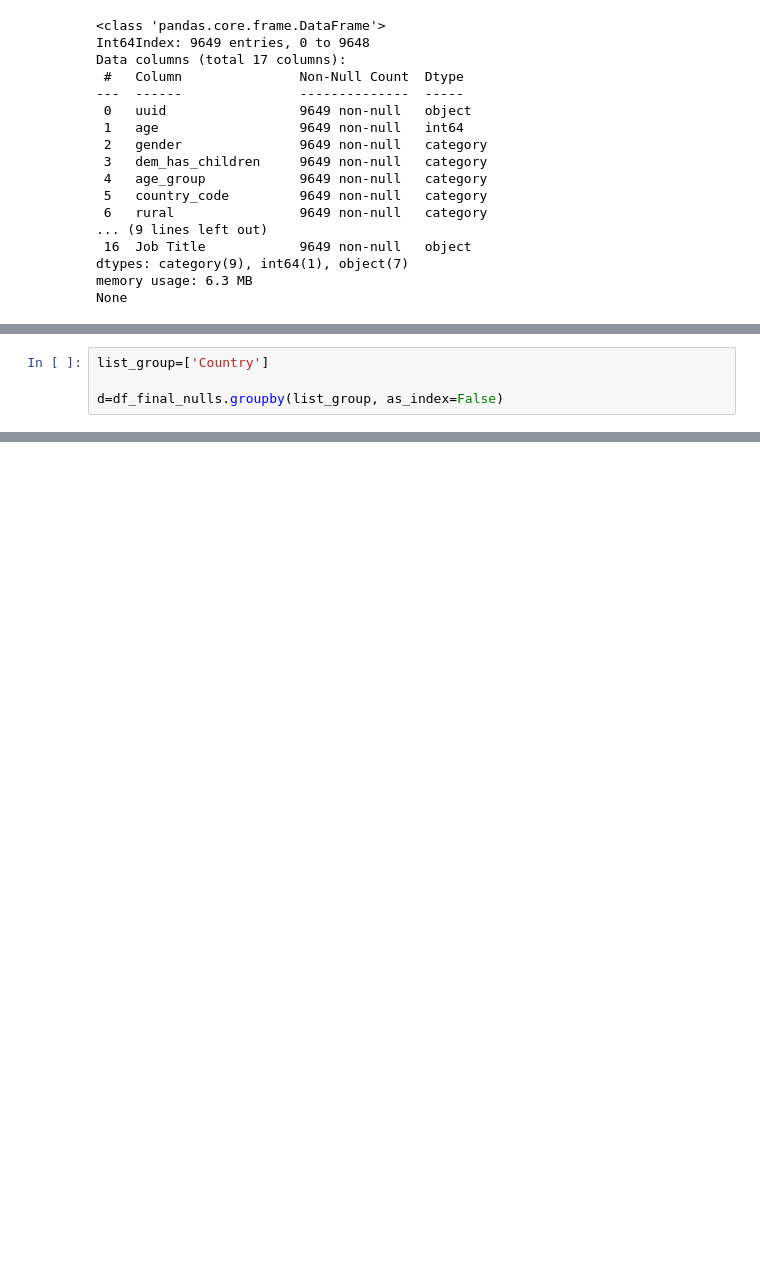
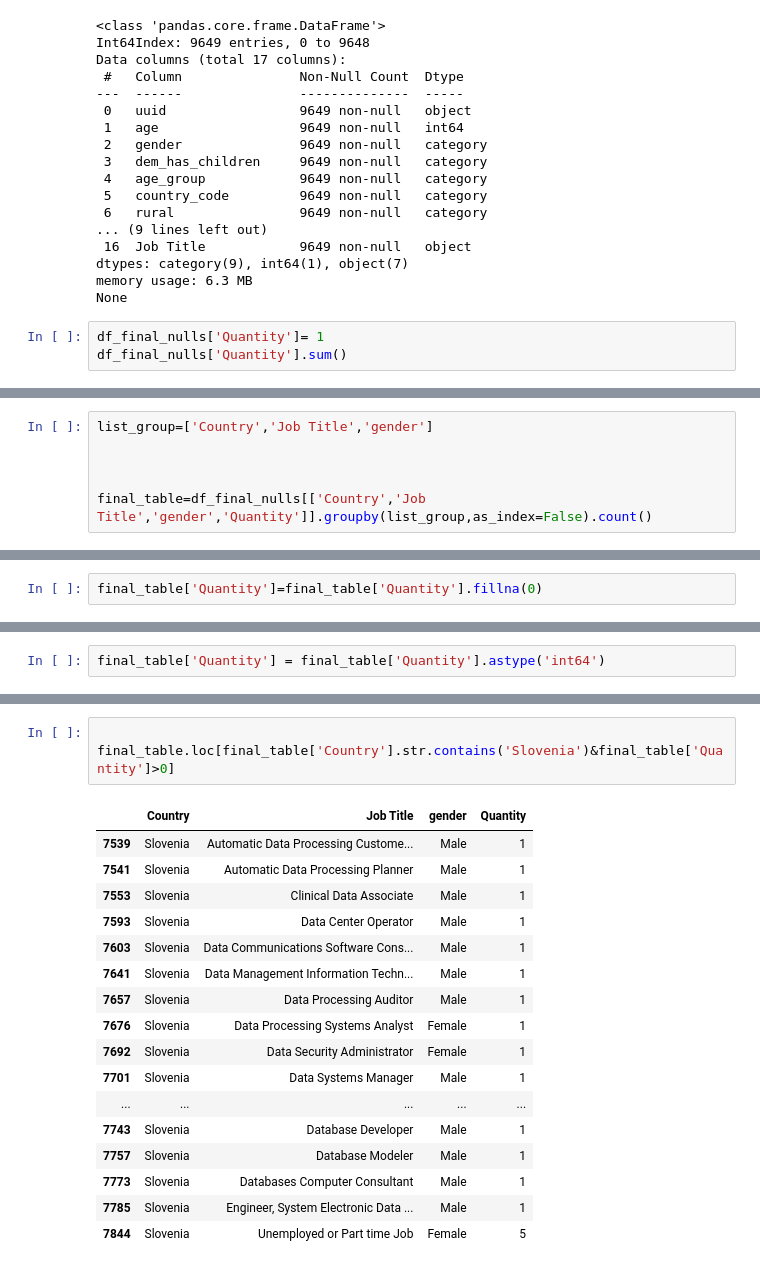
Before and after one commit to carpiero/Data_Pipeline_Jobs_Survey, a Jupyter notebook: notebooks/data_cleaning06.ipynb, the cells around one changed output, grey strips where cells are left out. Cells and saved outputs as stored; diff of their text form; blank space fills up the shorter version.

```diff
--- a/notebooks/data_cleaning06.ipynb
+++ b/notebooks/data_cleaning06.ipynb
@@ -22,3 +22,6 @@ Data columns (total 17 columns):
 dtypes: category(9), int64(1), object(7)
 memory usage: 6.3 MB
 None
+# %%
+df_final_nulls['Quantity']= 1
+df_final_nulls['Quantity'].sum()
@@ -25,4 +30,6 @@ None
 # %%
-list_group=['Country']
+list_group=['Country','Job Title','gender']
 
-d=df_final_nulls.groupby(list_group, as_index=False)
+
+
+final_table=df_final_nulls[['Country','Job Title','gender','Quantity']].groupby(list_group,as_index=False).count()
@@ -32,0 +57,2 @@ d
+# %%
+final_table['Quantity']=final_table['Quantity'].fillna(0)
@@ -32,0 +74,2 @@ d
+# %%
+final_table['Quantity'] = final_table['Quantity'].astype('int64')
@@ -32,0 +136,21 @@ d
+# %%
+
+final_table.loc[final_table['Country'].str.contains('Slovenia')&final_table['Quantity']>0]
+# %% [output]
+|  | Country | Job Title | gender | Quantity |
+| 7539 | Slovenia | Automatic Data Processing Custome... | Male | 1 |
+| 7541 | Slovenia | Automatic Data Processing Planner | Male | 1 |
+| 7553 | Slovenia | Clinical Data Associate | Male | 1 |
+| 7593 | Slovenia | Data Center Operator | Male | 1 |
+| 7603 | Slovenia | Data Communications Software Cons... | Male | 1 |
+| 7641 | Slovenia | Data Management Information Techn... | Male | 1 |
+| 7657 | Slovenia | Data Processing Auditor | Male | 1 |
+| 7676 | Slovenia | Data Processing Systems Analyst | Female | 1 |
+| 7692 | Slovenia | Data Security Administrator | Female | 1 |
+| 7701 | Slovenia | Data Systems Manager | Male | 1 |
+| ... | ... | ... | ... | ... |
+| 7743 | Slovenia | Database Developer | Male | 1 |
+| 7757 | Slovenia | Database Modeler | Male | 1 |
+| 7773 | Slovenia | Databases Computer Consultant | Male | 1 |
+| 7785 | Slovenia | Engineer, System Electronic Data ... | Male | 1 |
+| 7844 | Slovenia | Unemployed or Part time Job | Female | 5 |
```
Also changed, not shown: parts of 22 cells of this notebook.
